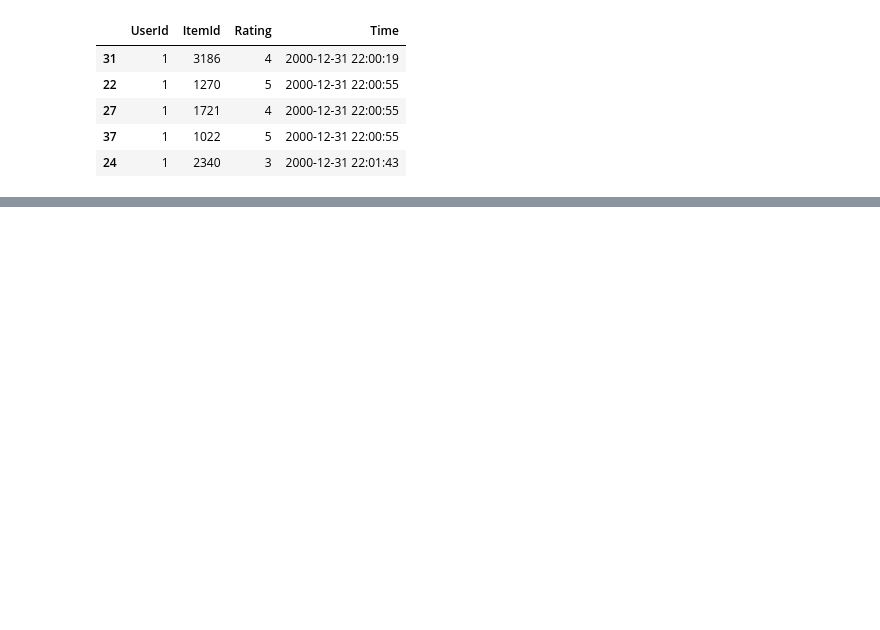
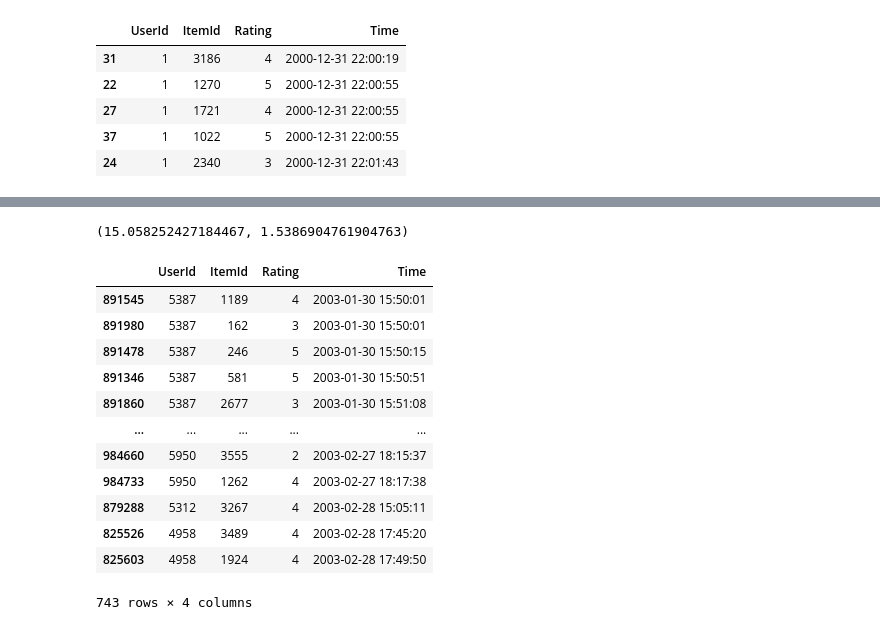
Before and after one commit to yhs2773/AIFFEL, a Jupyter notebook: Exploration/16/[Exp-16] 다음에 볼 영화 예측하기.ipynb, the cells around one changed output, grey strips where cells are left out. Drawn from its saved outputs; the diff is of its cells as text; code cells hidden in the pictures; blank space fills up the shorter version.

```diff
--- a/Exploration/16/[Exp-16] 다음에 볼 영화 예측하기.ipynb
+++ b/Exploration/16/[Exp-16] 다음에 볼 영화 예측하기.ipynb
@@ -45,16 +45,20 @@ entries and/or test entries
 
 - Movies are mostly entered by hand, so errors and inconsistencies may exist
 # %%
+# load data
 data_path = Path(os.getenv('HOME')+'/aiffel/yoochoose/data/')
 train_path = data_path / 'ratings.dat'
 
 def load_data(data_path: Path, nrows=None):
-    data = pd.read_csv(data_path, sep='::', header=None, usecols=[0, 1, 2, 3], dtype={0: np.int32, 1: np.int32, 2: np.int32}, nrows=nrows)
-    data.columns = ['UserId', 'ItemId', 'Rating', 'Time']
+    data = pd.read_csv(data_path, sep='::',
+                       header=None, usecols=[0, 1, 2, 3],
+                       dtype={0: np.int32, 1: np.int32, 2: np.int32},
+                       nrows=nrows)
+    data.columns = ['UserId', 'ItemId', 'Rating', 'Time'] # rename cols
     return data
 
 data = load_data(train_path, None)
-data.sort_values(['UserId', 'Time'], inplace=True)  # data를 id와 시간 순서로 정렬해줍니다.
+data.sort_values(['UserId', 'Time'], inplace=True)  # sort data by userid and time
 data
 # %% [output]
 |  | UserId | ItemId | Rating | Time |
@@ -494,0 +224,51 @@ tr_dataset.df.head(15)
+# %%
+# remove when the user had only 1 click as it could be the bizarre item
+# remove short_session and remove unpopular item could result in session with only 1
+# use while loop to continously remove short_session that's 1 and unpopular item that's 1
+def cleanse_recursive(data: pd.DataFrame, shortest, least_click) -> pd.DataFrame:
+    while True:
+        before_len = len(data)
+        data = cleanse_short_session(data, shortest)
+        data = cleanse_unpopular_item(data, least_click)
+        after_len = len(data)
+        if before_len == after_len:
+            break
+    return data
+
+
+def cleanse_short_session(data: pd.DataFrame, shortest):
+    user_len = data.groupby('UserId').size()
+    user_use = user_len[user_len >= shortest].index
+    data = data[data['UserId'].isin(user_use)]
+    return data
+
+
+def cleanse_unpopular_item(data: pd.DataFrame, least_click):
+    item_popular = data.groupby('ItemId').size()
+    item_use = item_popular[item_popular >= least_click].index
+    data = data[data['ItemId'].isin(item_use)]
+    return data
+# %%
+# mean value of total userid and item id
+data.groupby('UserId').size().mean(), data.groupby('ItemId').size().mean()
+# %% [output]
+(15.058252427184467, 1.5386904761904763)
+# %%
+# clease data
+data = cleanse_recursive(data, shortest=4, least_click=2)
+data.sort_values(by=['Time'], inplace=True)
+data
+# %% [output]
+|  | UserId | ItemId | Rating | Time |
+| 891545 | 5387 | 1189 | 4 | 2003-01-30 15:50:01 |
+| 891980 | 5387 | 162 | 3 | 2003-01-30 15:50:01 |
+| 891478 | 5387 | 246 | 5 | 2003-01-30 15:50:15 |
+| 891346 | 5387 | 581 | 5 | 2003-01-30 15:50:51 |
+| 891860 | 5387 | 2677 | 3 | 2003-01-30 15:51:08 |
+| ... | ... | ... | ... | ... |
+| 984660 | 5950 | 3555 | 2 | 2003-02-27 18:15:37 |
+| 984733 | 5950 | 1262 | 4 | 2003-02-27 18:17:38 |
+| 879288 | 5312 | 3267 | 4 | 2003-02-28 15:05:11 |
+| 825526 | 4958 | 3489 | 4 | 2003-02-28 17:45:20 |
+| 825603 | 4958 | 1924 | 4 | 2003-02-28 17:49:50 |
+743 rows × 4 columns
```
Also changed, not shown: parts of 92 cells of this notebook.
